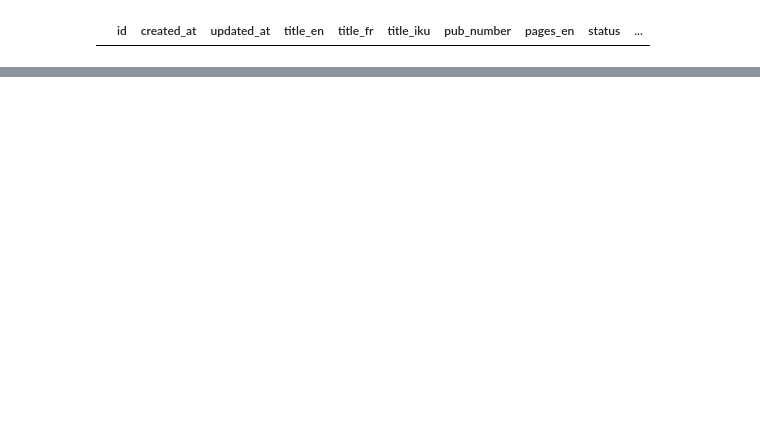
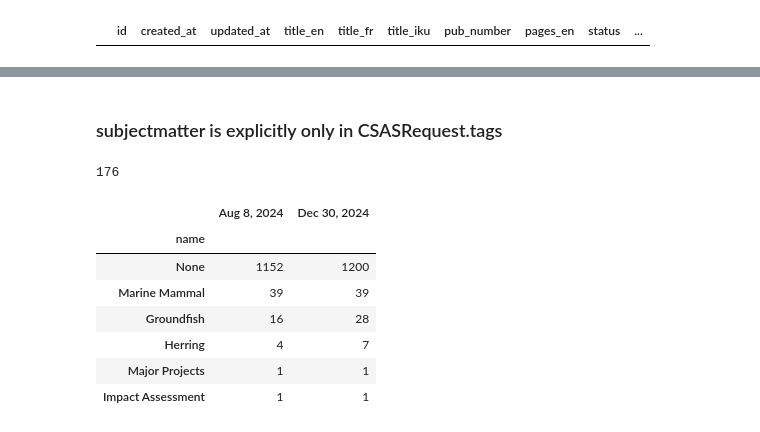
Before and after one commit to KevinCarr42/CSAS-Exploratory-Data-Analysis, a Jupyter notebook: doc_eda.ipynb, the cells around one changed output, grey strips where cells are left out. Saved outputs shown, nothing was run; the diff lists cells and outputs as text; code cells hidden in the pictures; blank space fills up the shorter version.

```diff
--- a/doc_eda.ipynb
+++ b/doc_eda.ipynb
@@ -219,0 +340,2 @@ documents[documents.lead_office_id == 8]
+# %% [markdown]
+### subjectmatter is explicitly only in CSASRequest.tags
@@ -219,0 +344,50 @@ documents[documents.lead_office_id == 8]
+# %%
+# most requests don't have tags...
+len(set(request_tags.csasrequest_id))
+# %% [output]
+176
+# %%
+document_tags1 = sql("""
+    SELECT
+        csas2_document.id AS document_id,
+        csas2_process.id AS process_id,
+        csas2_csasrequest.id AS request_id,
+        shared_models_subjectmatter.name
+    FROM csas2_document
+        LEFT JOIN csas2_process ON csas2_document.process_id = csas2_process.id
+        LEFT JOIN csas2_process_csas_requests ON csas2_process.id = csas2_process_csas_requests.process_id
+        LEFT JOIN csas2_csasrequest ON csas2_process_csas_requests.csasrequest_id = csas2_csasrequest.id
+        LEFT JOIN csas2_csasrequest_tags ON csas2_csasrequest.id = csas2_csasrequest_tags.csasrequest_id
+        LEFT JOIN shared_models_subjectmatter ON csas2_csasrequest_tags.subjectmatter_id = shared_models_subjectmatter.id;
+""", database="dmapps_240807")
+
+df1 = document_tags1['name'].value_counts(dropna=False)
+
+document_tags2 = sql("""
+    SELECT
+        csas2_document.id AS document_id,
+        csas2_process.id AS process_id,
+        csas2_csasrequest.id AS request_id,
+        shared_models_subjectmatter.name
+    FROM csas2_document
+        LEFT JOIN csas2_process ON csas2_document.process_id = csas2_process.id
+        LEFT JOIN csas2_process_csas_requests ON csas2_process.id = csas2_process_csas_requests.process_id
+        LEFT JOIN csas2_csasrequest ON csas2_process_csas_requests.csasrequest_id = csas2_csasrequest.id
+        LEFT JOIN csas2_csasrequest_tags ON csas2_csasrequest.id = csas2_csasrequest_tags.csasrequest_id
+        LEFT JOIN shared_models_subjectmatter ON csas2_csasrequest_tags.subjectmatter_id = shared_models_subjectmatter.id;
+""")
+
+df2 = document_tags2['name'].value_counts(dropna=False)
+
+df = pd.concat([pd.DataFrame(df1), pd.DataFrame(df2)], axis=1)
+df.columns = date_columns
+display(df)
+# %% [output]
+|  | Aug 8, 2024 | Dec 30, 2024 |
+| name |  |  |
+| None | 1152 | 1200 |
+| Marine Mammal | 39 | 39 |
+| Groundfish | 16 | 28 |
+| Herring | 4 | 7 |
+| Major Projects | 1 | 1 |
+| Impact Assessment | 1 | 1 |
```
Also changed, not shown: parts of 25 cells of this notebook.
